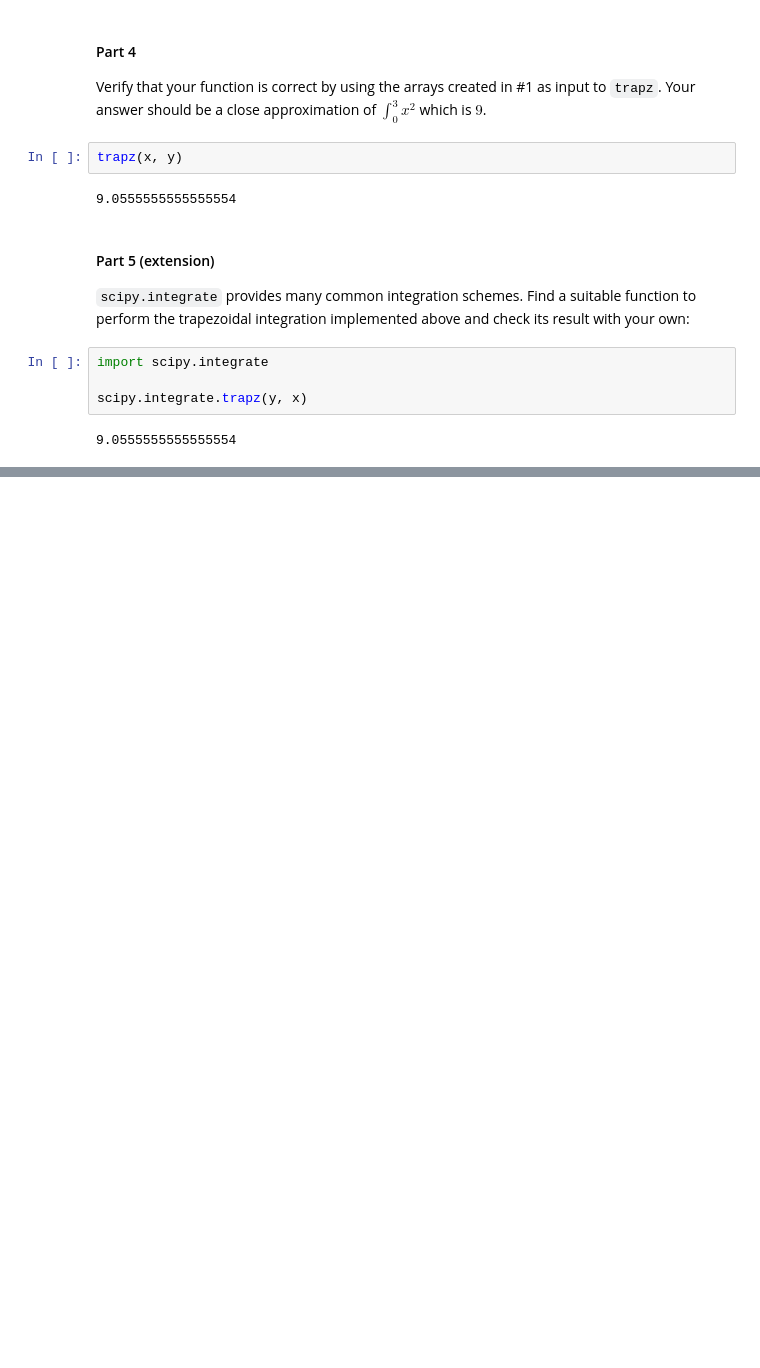
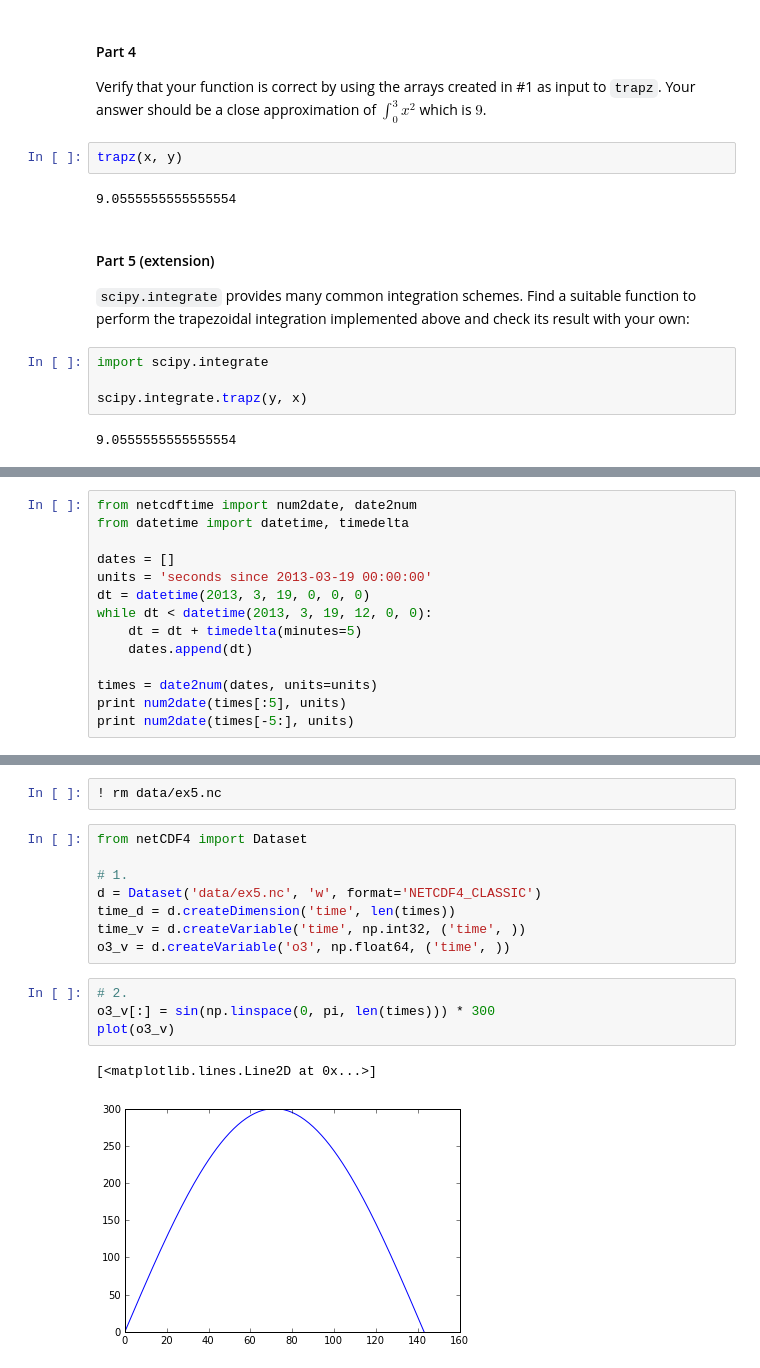
Before and after one commit to cedadev/ceda_training_mod5, a Jupyter notebook: 05-Examples.ipynb, the cells around one changed output, grey strips where cells are left out. Cells and saved outputs as stored; diff of their text form; blank space fills up the shorter version.

```diff
--- a/05-Examples.ipynb
+++ b/05-Examples.ipynb
@@ -169,0 +192,14 @@ scipy.integrate.trapz(y, x)
+# %%
+from netcdftime import num2date, date2num
+from datetime import datetime, timedelta
+
+dates = []
+units = 'seconds since 2013-03-19 00:00:00'
+dt = datetime(2013, 3, 19, 0, 0, 0)
+while dt < datetime(2013, 3, 19, 12, 0, 0):
+    dt = dt + timedelta(minutes=5)
+    dates.append(dt)
+
+times = date2num(dates, units=units)
+print num2date(times[:5], units)
+print num2date(times[-5:], units)
@@ -169,0 +217,17 @@ scipy.integrate.trapz(y, x)
+# %%
+! rm data/ex5.nc
+# %%
+from netCDF4 import Dataset
+
+# 1.
+d = Dataset('data/ex5.nc', 'w', format='NETCDF4_CLASSIC')
+time_d = d.createDimension('time', len(times))
+time_v = d.createVariable('time', np.int32, ('time', ))
+o3_v = d.createVariable('o3', np.float64, ('time', ))
+# %%
+# 2.
+o3_v[:] = sin(np.linspace(0, pi, len(times))) * 300
+plot(o3_v)
+# %% [output]
+[<matplotlib.lines.Line2D at 0x...>]
+[figure, added]
```
Also changed, not shown: parts of 10 cells of this notebook, 2 other files.
